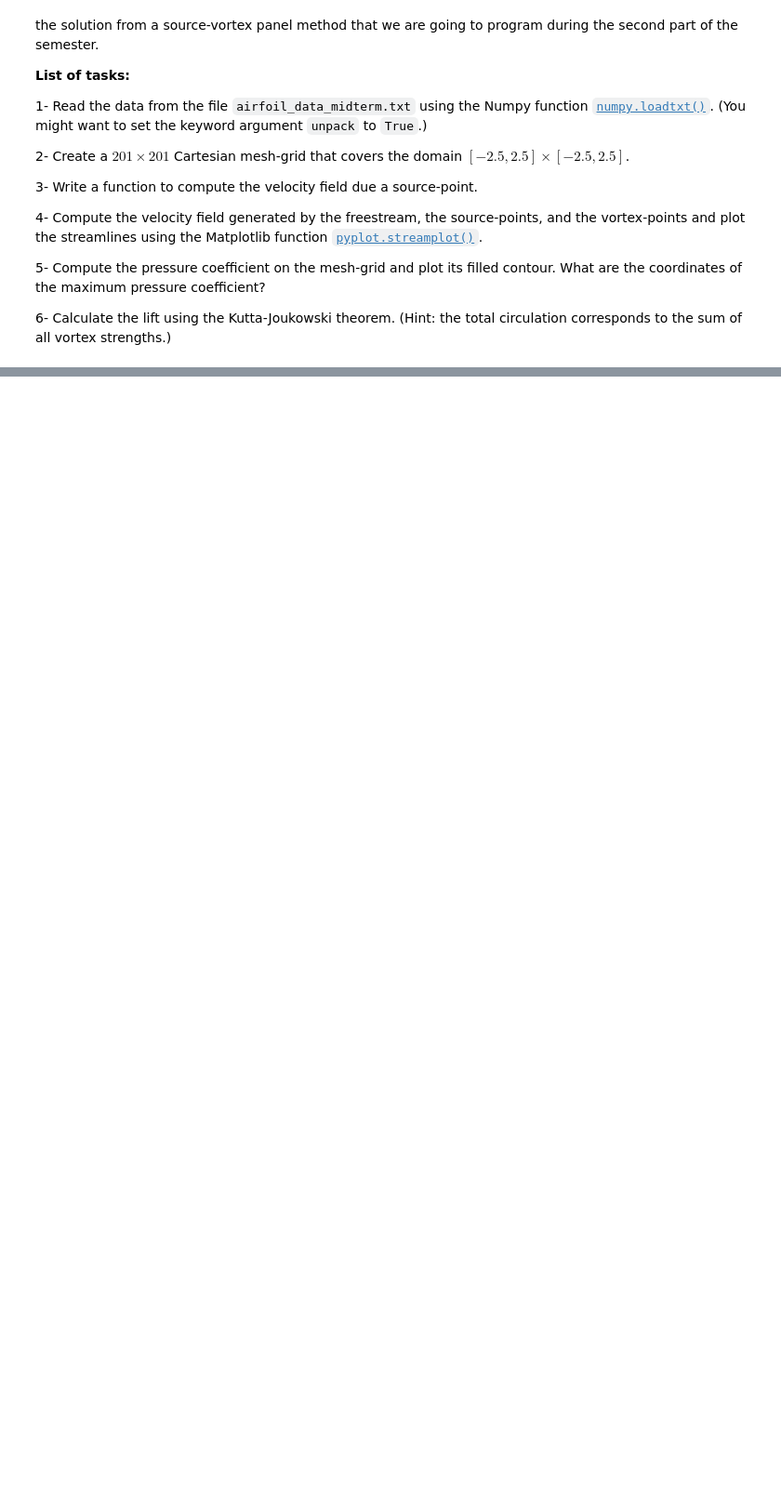
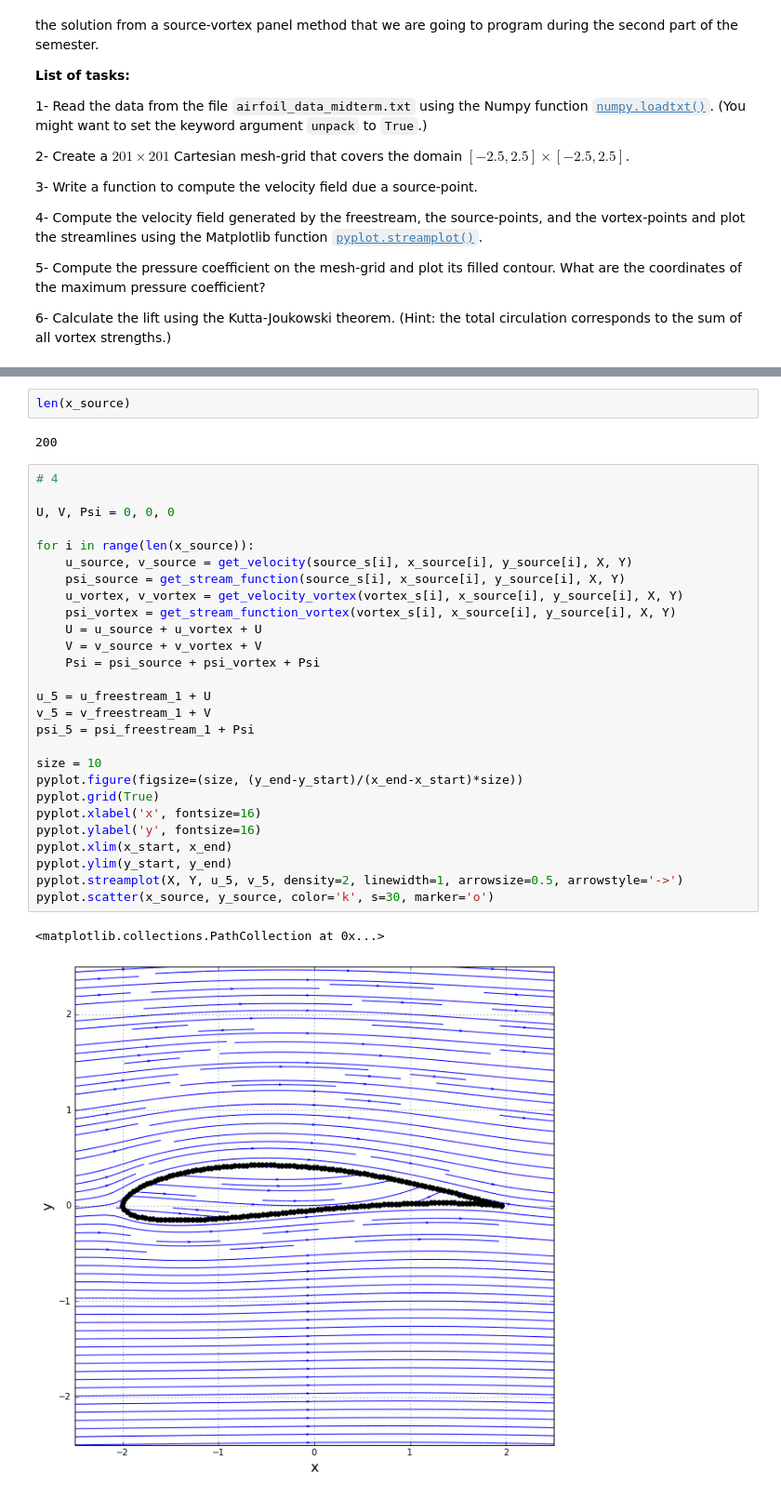
Before and after one commit to liu19941121/mae6226-work, a Jupyter notebook: midterm/midterm.ipynb, the cells around one changed output, grey strips where cells are left out. Shown at 93% size. Saved outputs shown, nothing was run; the diff lists cells and outputs as text; blank space fills up the shorter version.

```diff
--- a/midterm/midterm.ipynb
+++ b/midterm/midterm.ipynb
@@ -621,0 +655,34 @@ Well, they are the solution from a source-vortex panel method that we are going
+# %%
+len(x_source)
+# %% [output]
+200
+# %%
+# 4
+
+U, V, Psi = 0, 0, 0
+
+for i in range(len(x_source)):
+    u_source, v_source = get_velocity(source_s[i], x_source[i], y_source[i], X, Y)
+    psi_source = get_stream_function(source_s[i], x_source[i], y_source[i], X, Y)
+    u_vortex, v_vortex = get_velocity_vortex(vortex_s[i], x_source[i], y_source[i], X, Y)
+    psi_vortex = get_stream_function_vortex(vortex_s[i], x_source[i], y_source[i], X, Y)
+    U = u_source + u_vortex + U
+    V = v_source + v_vortex + V
+    Psi = psi_source + psi_vortex + Psi
+
+u_5 = u_freestream_1 + U
+v_5 = v_freestream_1 + V
+psi_5 = psi_freestream_1 + Psi
+
+size = 10
+pyplot.figure(figsize=(size, (y_end-y_start)/(x_end-x_start)*size))
+pyplot.grid(True)
+pyplot.xlabel('x', fontsize=16)
+pyplot.ylabel('y', fontsize=16)
+pyplot.xlim(x_start, x_end)
+pyplot.ylim(y_start, y_end)
+pyplot.streamplot(X, Y, u_5, v_5, density=2, linewidth=1, arrowsize=0.5, arrowstyle='->')
+pyplot.scatter(x_source, y_source, color='k', s=30, marker='o')
+# %% [output]
+<matplotlib.collections.PathCollection at 0x...>
+[figure, added]
```
Also changed, not shown: parts of 7 cells of this notebook.
